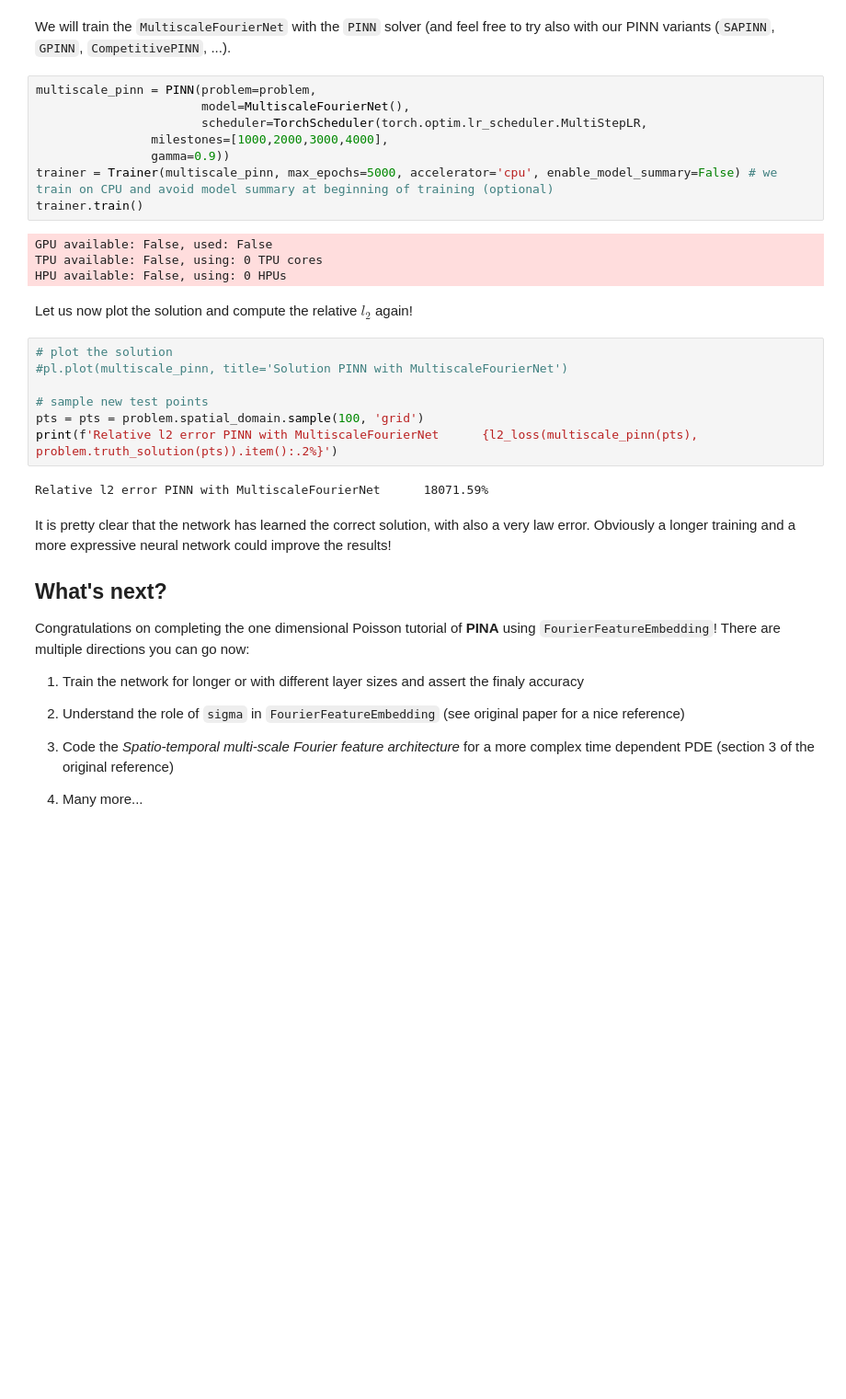
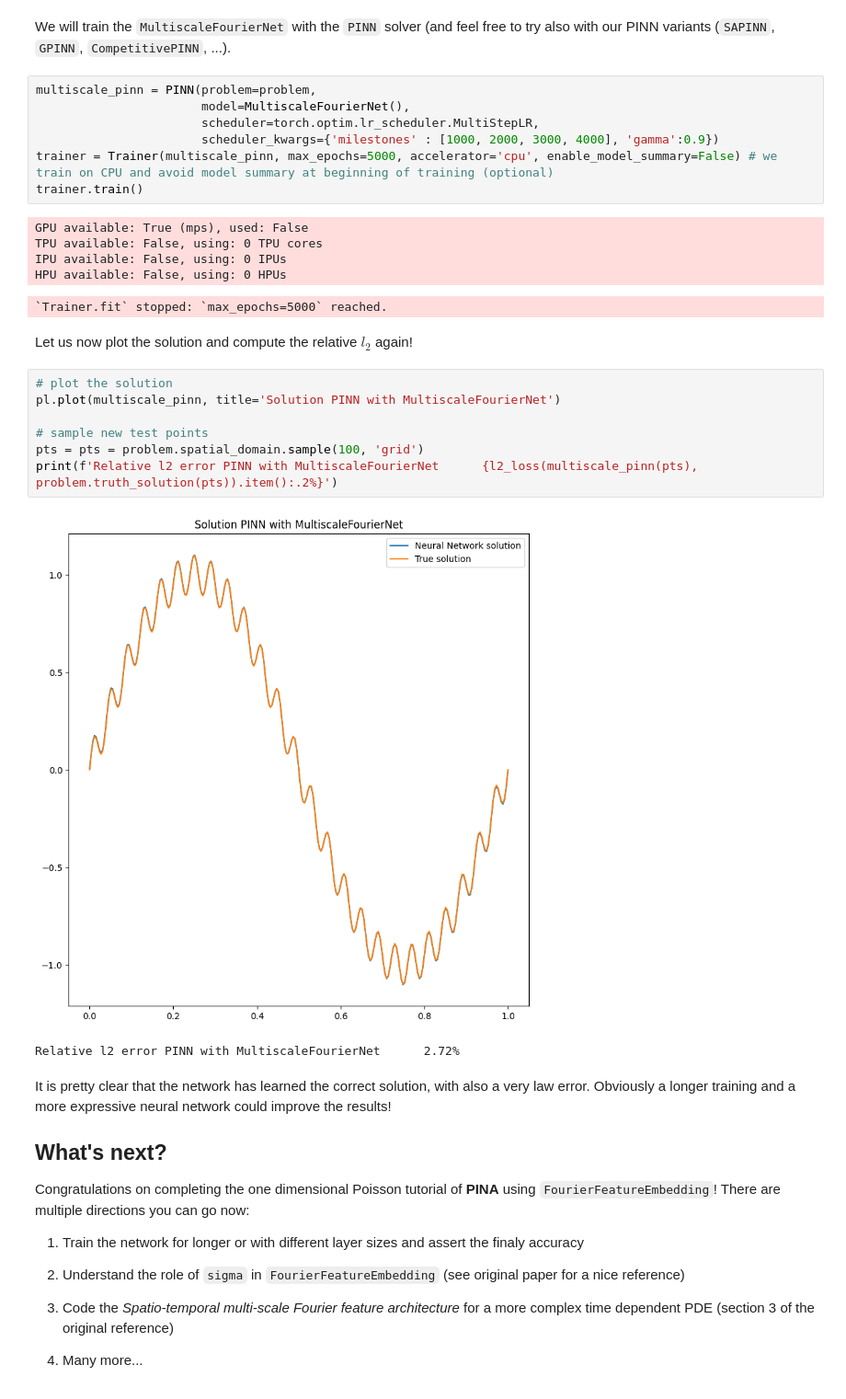
Before and after one commit to mathLab/PINA, a Jupyter notebook: tutorials/tutorial13/tutorial.ipynb, the cells around one changed output. Shown at 92% size. Cells and saved outputs as stored; diff of their text form; blank space fills up the shorter version.

```diff
--- a/tutorials/tutorial13/tutorial.ipynb
+++ b/tutorials/tutorial13/tutorial.ipynb
@@ -184,26 +187,28 @@ We will train the `MultiscaleFourierNet` with the `PINN` solver (and feel free t
 # %%
 multiscale_pinn = PINN(problem=problem,
                        model=MultiscaleFourierNet(),
-                       scheduler=TorchScheduler(torch.optim.lr_scheduler.MultiStepLR,
-                milestones=[1000,2000,3000,4000],
-                gamma=0.9))
+                       scheduler=torch.optim.lr_scheduler.MultiStepLR,
+                       scheduler_kwargs={'milestones' : [1000, 2000, 3000, 4000], 'gamma':0.9})
 trainer = Trainer(multiscale_pinn, max_epochs=5000, accelerator='cpu', enable_model_summary=False) # we train on CPU and avoid model summary at beginning of training (optional)
 trainer.train()
 # %% [output]
-GPU available: False, used: False
+GPU available: True (mps), used: False
 TPU available: False, using: 0 TPU cores
+IPU available: False, using: 0 IPUs
 HPU available: False, using: 0 HPUs
+`Trainer.fit` stopped: `max_epochs=5000` reached.
 # %% [markdown]
 Let us now plot the solution and compute the relative $l_2$ again!
 # %%
 # plot the solution
-#pl.plot(multiscale_pinn, title='Solution PINN with MultiscaleFourierNet')
+pl.plot(multiscale_pinn, title='Solution PINN with MultiscaleFourierNet')
 
 # sample new test points
 pts = pts = problem.spatial_domain.sample(100, 'grid')
 print(f'Relative l2 error PINN with MultiscaleFourierNet      {l2_loss(multiscale_pinn(pts), problem.truth_solution(pts)).item():.2%}')
 # %% [output]
+[figure, added]
-Relative l2 error PINN with MultiscaleFourierNet      18071.59%
+Relative l2 error PINN with MultiscaleFourierNet      2.72%
 # %% [markdown]
 It is pretty clear that the network has learned the correct solution, with also a very law error. Obviously a longer training and a more expressive neural network could improve the results!
 
```
Also changed, not shown: parts of 4 cells of this notebook, 4 other files.
